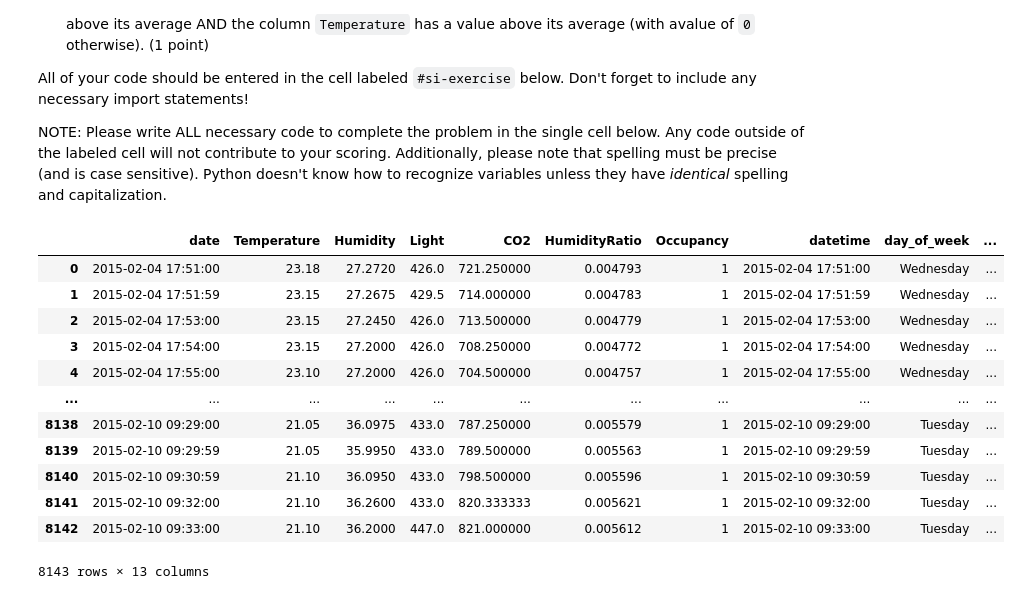
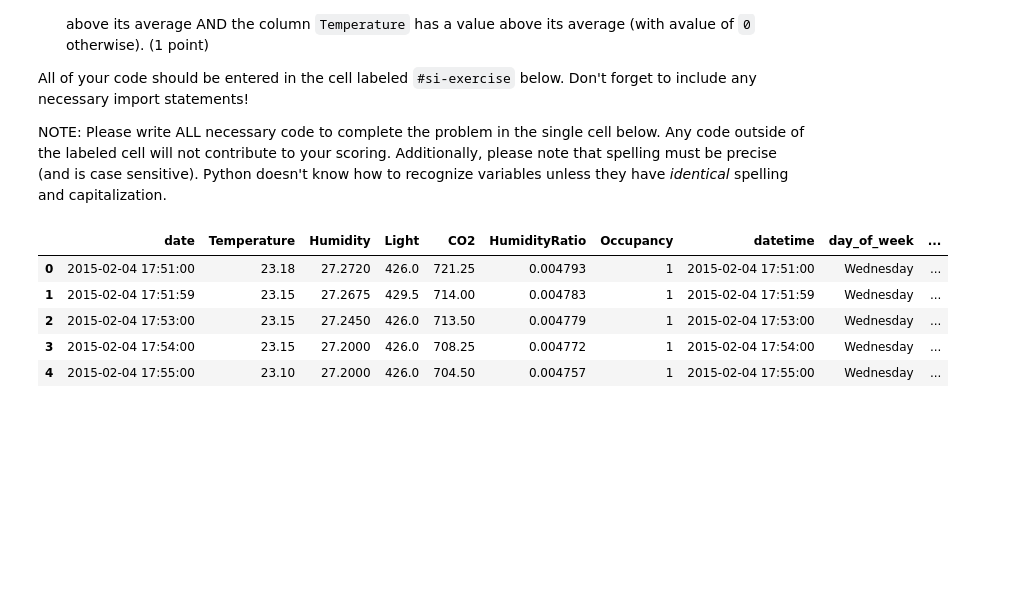
Before and after one commit to camdencarmichael/econ8320-assignment-06, a Jupyter notebook: Lesson.ipynb, the cells around one changed output. Saved outputs shown, nothing was run; the diff lists cells and outputs as text; code cells hidden in the pictures; blank space fills up the shorter version.

```diff
--- a/Lesson.ipynb
+++ b/Lesson.ipynb
@@ -4454,51 +4454,35 @@ NOTE: Please write ALL necessary code to complete the problem in the single cell
 # %%
 #si-exercise
 
 ## importing pandas
 import pandas as pd
 
 ## creating the new data frame
 occupancy = pd.read_csv("https://github.com/dustywhite7/pythonMikkeli/raw/master/exampleData/roomOccupancy.csv")
 occupancy.head()
 
 
 ## making the date and time right
 occupancy['datetime'] = pd.to_datetime(occupancy['date'])
 occupancy['day_of_week'] = occupancy['datetime'].dt.day_name()
 occupancy['hour'] = occupancy['datetime'].dt.hour
 occupancy['minute'] = occupancy['datetime'].dt.minute
 occupancy.head()
 
 ## makinf the brightness column
 light_avg = occupancy['Light'].mean()
-for x in range(len(occupancy)):
-    if occupancy['Light'][x] > light_avg:
-        occupancy['bright'] = 1
-    else:
-        occupancy['bright'] = 0
+occupancy['bright'] = (occupancy['Light'] > light_avg).astype(int)
 occupancy
 
 ## making the steamy column
 humidity_avg = occupancy['Humidity'].mean()
 temp_avg = occupancy['Temperature'].mean()
-for x in range(len(occupancy)):
-    if occupancy['Humidity'][x] > humidity_avg and occupancy['Temperature'][x] > temp_avg:
-      occupancy['steamy'] = 1
-
-    else:
-      occupancy['steamy'] = 0
-occupancy
+occupancy['steamy'] = ((occupancy['Humidity'] > humidity_avg) & (occupancy['Temperature'] > temp_avg)).astype(int)
+occupancy.head()
 # %% [output]
 |  | date | Temperature | Humidity | Light | CO2 | HumidityRatio | Occupancy | datetime | day_of_week | ... |
-| 0 | 2015-02-04 17:51:00 | 23.18 | 27.2720 | 426.0 | 721.250000 | 0.004793 | 1 | 2015-02-04 17:51:00 | Wednesday | ... |
-| 1 | 2015-02-04 17:51:59 | 23.15 | 27.2675 | 429.5 | 714.000000 | 0.004783 | 1 | 2015-02-04 17:51:59 | Wednesday | ... |
-| 2 | 2015-02-04 17:53:00 | 23.15 | 27.2450 | 426.0 | 713.500000 | 0.004779 | 1 | 2015-02-04 17:53:00 | Wednesday | ... |
-| 3 | 2015-02-04 17:54:00 | 23.15 | 27.2000 | 426.0 | 708.250000 | 0.004772 | 1 | 2015-02-04 17:54:00 | Wednesday | ... |
-| 4 | 2015-02-04 17:55:00 | 23.10 | 27.2000 | 426.0 | 704.500000 | 0.004757 | 1 | 2015-02-04 17:55:00 | Wednesday | ... |
-| ... | ... | ... | ... | ... | ... | ... | ... | ... | ... | ... |
-| 8138 | 2015-02-10 09:29:00 | 21.05 | 36.0975 | 433.0 | 787.250000 | 0.005579 | 1 | 2015-02-10 09:29:00 | Tuesday | ... |
-| 8139 | 2015-02-10 09:29:59 | 21.05 | 35.9950 | 433.0 | 789.500000 | 0.005563 | 1 | 2015-02-10 09:29:59 | Tuesday | ... |
-| 8140 | 2015-02-10 09:30:59 | 21.10 | 36.0950 | 433.0 | 798.500000 | 0.005596 | 1 | 2015-02-10 09:30:59 | Tuesday | ... |
-| 8141 | 2015-02-10 09:32:00 | 21.10 | 36.2600 | 433.0 | 820.333333 | 0.005621 | 1 | 2015-02-10 09:32:00 | Tuesday | ... |
-| 8142 | 2015-02-10 09:33:00 | 21.10 | 36.2000 | 447.0 | 821.000000 | 0.005612 | 1 | 2015-02-10 09:33:00 | Tuesday | ... |
+| 0 | 2015-02-04 17:51:00 | 23.18 | 27.2720 | 426.0 | 721.25 | 0.004793 | 1 | 2015-02-04 17:51:00 | Wednesday | ... |
+| 1 | 2015-02-04 17:51:59 | 23.15 | 27.2675 | 429.5 | 714.00 | 0.004783 | 1 | 2015-02-04 17:51:59 | Wednesday | ... |
+| 2 | 2015-02-04 17:53:00 | 23.15 | 27.2450 | 426.0 | 713.50 | 0.004779 | 1 | 2015-02-04 17:53:00 | Wednesday | ... |
+| 3 | 2015-02-04 17:54:00 | 23.15 | 27.2000 | 426.0 | 708.25 | 0.004772 | 1 | 2015-02-04 17:54:00 | Wednesday | ... |
+| 4 | 2015-02-04 17:55:00 | 23.10 | 27.2000 | 426.0 | 704.50 | 0.004757 | 1 | 2015-02-04 17:55:00 | Wednesday | ... |
-8143 rows × 13 columns
```
